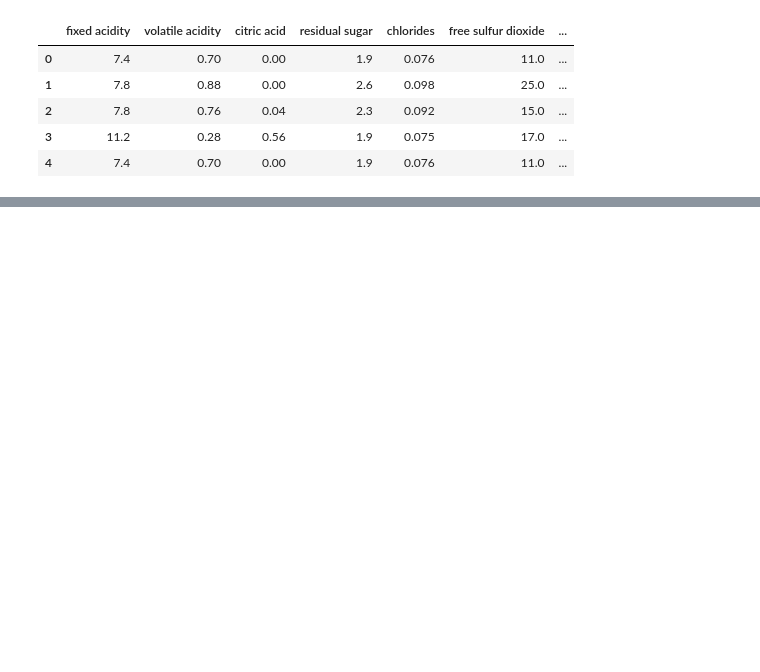
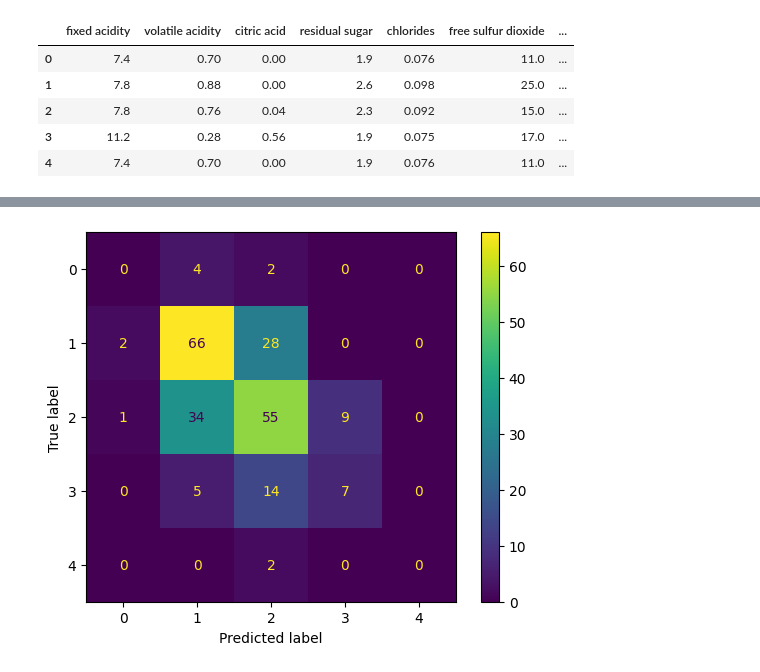
Before and after one commit to zaibshahzadi/ML-Internship, a Jupyter notebook: Wine_dataset.ipynb, the cells around one changed output, grey strips where cells are left out. Cells and saved outputs as stored; diff of their text form; code cells hidden in the pictures; blank space fills up the shorter version.

```diff
--- a/Wine_dataset.ipynb
+++ b/Wine_dataset.ipynb
@@ -98,0 +153,7 @@ for name, pipe in pipelines.items():
+# %%
+knn_pipeline = Pipeline([
+    ("scaler", StandardScaler()),
+    ("classifier", KNeighborsClassifier(n_neighbors=5))
+])
+# %%
+knn_pipeline.fit(X_train, y_train)
@@ -98,0 +163,2 @@ for name, pipe in pipelines.items():
+# %%
+knn_pred = knn_pipeline.predict(X_test)
@@ -98,0 +259,8 @@ for name, pipe in pipelines.items():
+# %%
+cm = confusion_matrix(y_test, knn_pred)
+
+ConfusionMatrixDisplay(cm).plot()
+
+plt.show()
+# %% [output]
+[figure, added]
```
Also changed, not shown: parts of 32 cells of this notebook.
